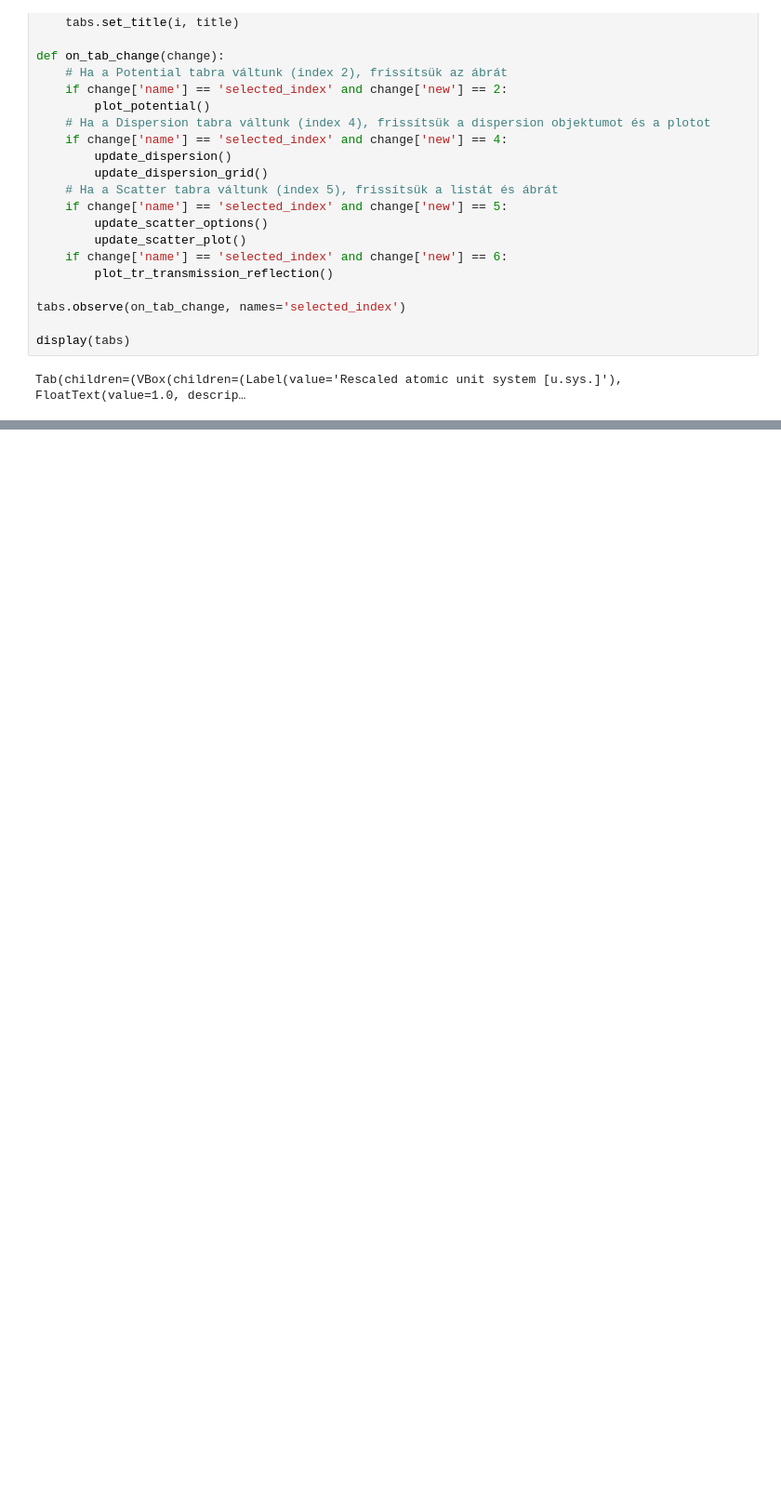
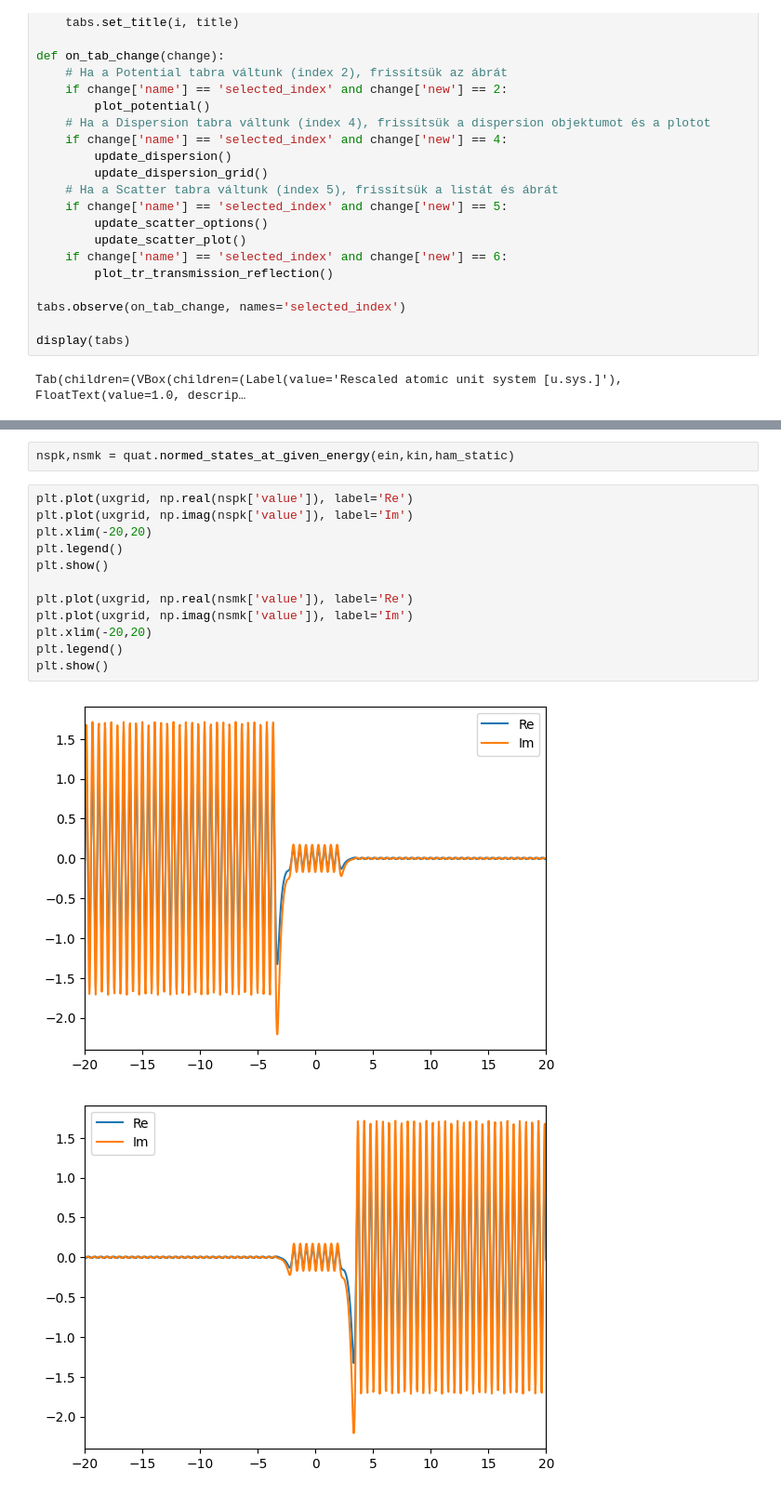
Before and after one commit to magashegyi/testrepo, a Jupyter notebook: scatter_gui.ipynb, the cells around one changed output, grey strips where cells are left out. Shown at 93% size. Saved outputs shown, nothing was run; the diff lists cells and outputs as text; blank space fills up the shorter version.

```diff
--- a/scatter_gui.ipynb
+++ b/scatter_gui.ipynb
@@ -1269,0 +1393,17 @@ Derived units in this rescaled atomic unit system:
+# %%
+nspk,nsmk = quat.normed_states_at_given_energy(ein,kin,ham_static)
+# %%
+plt.plot(uxgrid, np.real(nspk['value']), label='Re')
+plt.plot(uxgrid, np.imag(nspk['value']), label='Im')
+plt.xlim(-20,20)
+plt.legend()
+plt.show()
+
+plt.plot(uxgrid, np.real(nsmk['value']), label='Re')
+plt.plot(uxgrid, np.imag(nsmk['value']), label='Im')
+plt.xlim(-20,20)
+plt.legend()
+plt.show()
+# %% [output]
+[figure, added]
+[figure, added]
```
Also changed, not shown: parts of 14 cells of this notebook.
